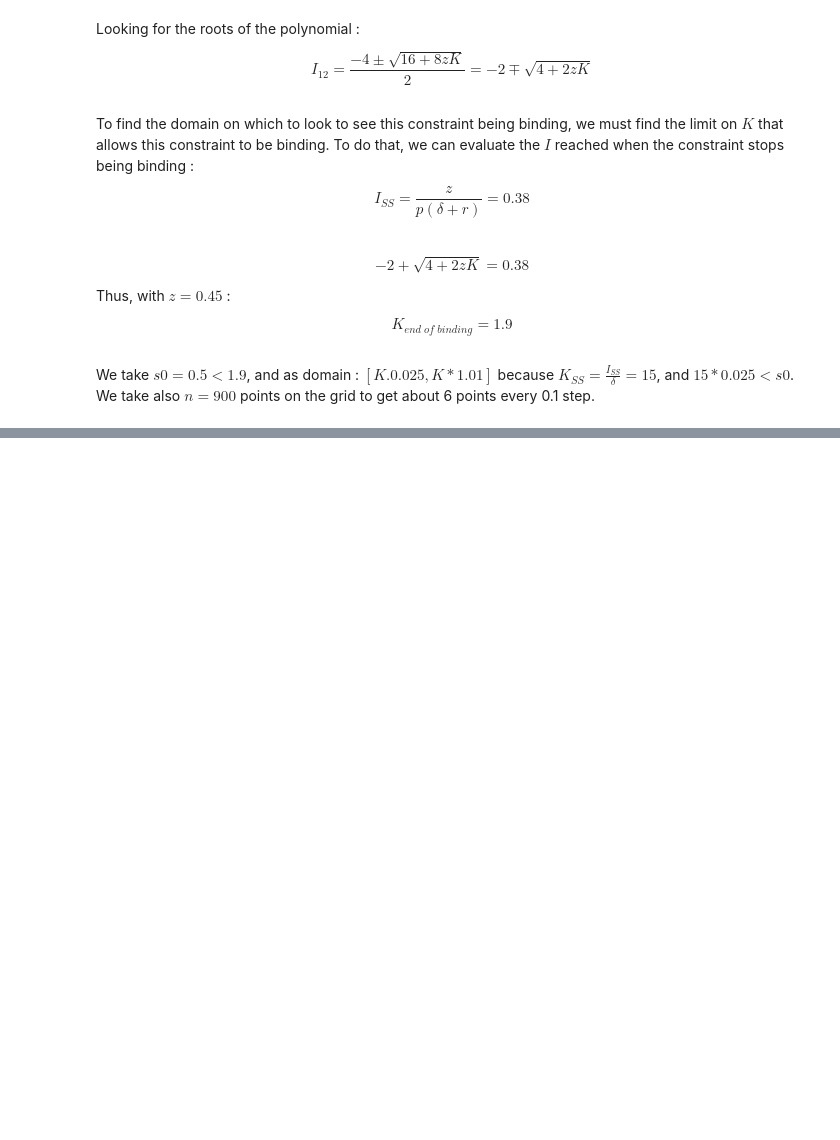
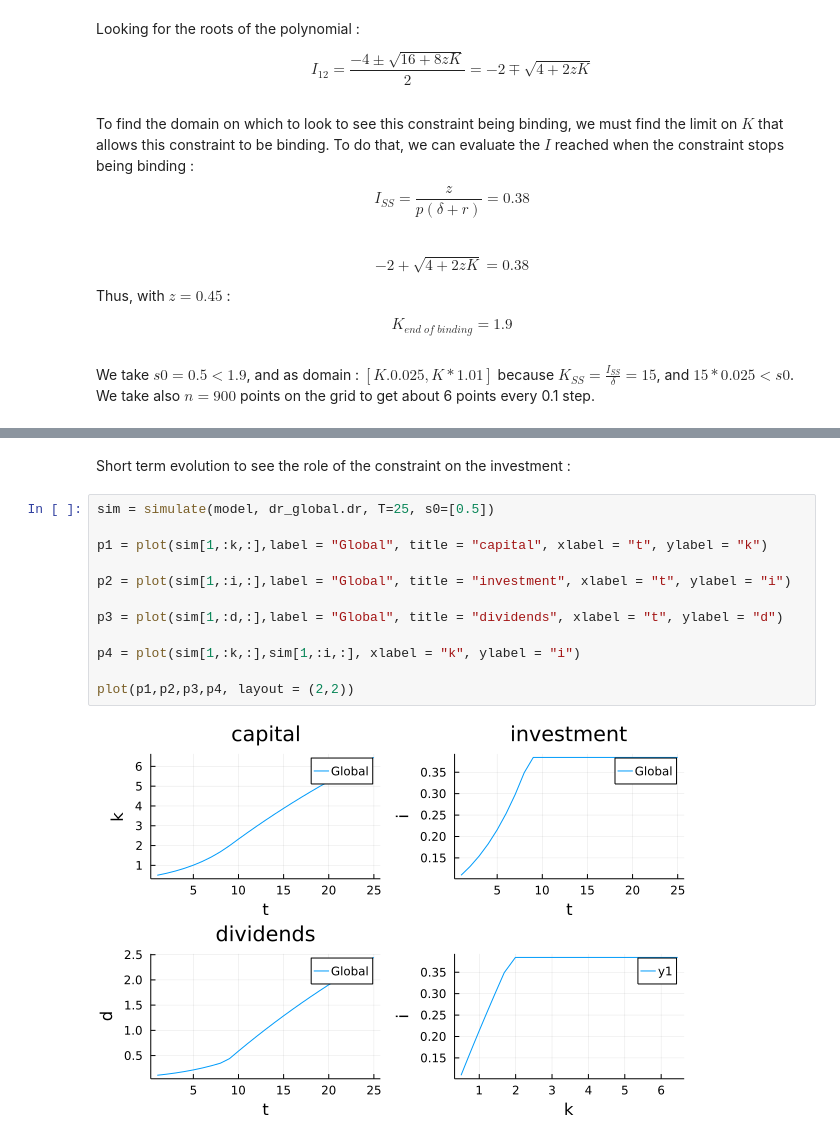
Before and after one commit to EconForge/Dolo.jl, a Jupyter notebook: examples/notebooks/az_model.ipynb, the cells around one changed output, grey strips where cells are left out. Saved outputs shown, nothing was run; the diff lists cells and outputs as text; blank space fills up the shorter version.

```diff
--- a/examples/notebooks/az_model.ipynb
+++ b/examples/notebooks/az_model.ipynb
@@ -58,0 +116,16 @@ We take $s0 = 0.5 < 1.9$, and as domain : $[K.0.025, K*1.01]$ because $K_{SS} =
+# %% [markdown]
+Short term evolution to see the role of the constraint on the investment :
+# %%
+sim = simulate(model, dr_global.dr, T=25, s0=[0.5])
+
+p1 = plot(sim[1,:k,:],label = "Global", title = "capital", xlabel = "t", ylabel = "k")
+
+p2 = plot(sim[1,:i,:],label = "Global", title = "investment", xlabel = "t", ylabel = "i")
+
+p3 = plot(sim[1,:d,:],label = "Global", title = "dividends", xlabel = "t", ylabel = "d")
+
+p4 = plot(sim[1,:k,:],sim[1,:i,:], xlabel = "k", ylabel = "i")
+
+plot(p1,p2,p3,p4, layout = (2,2))
+# %% [output]
+[figure, added]
```
Also changed, not shown: parts of 7 cells of this notebook, 1 other file.
